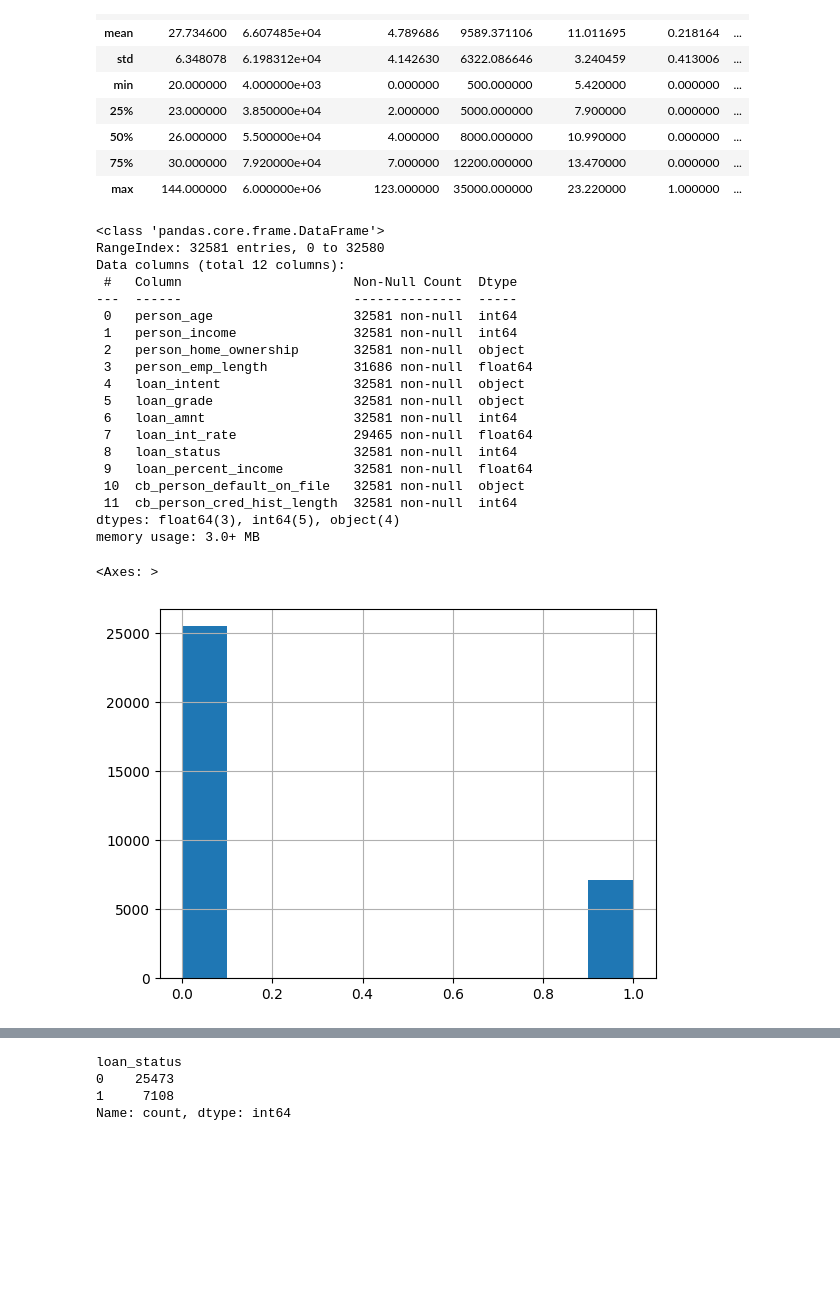
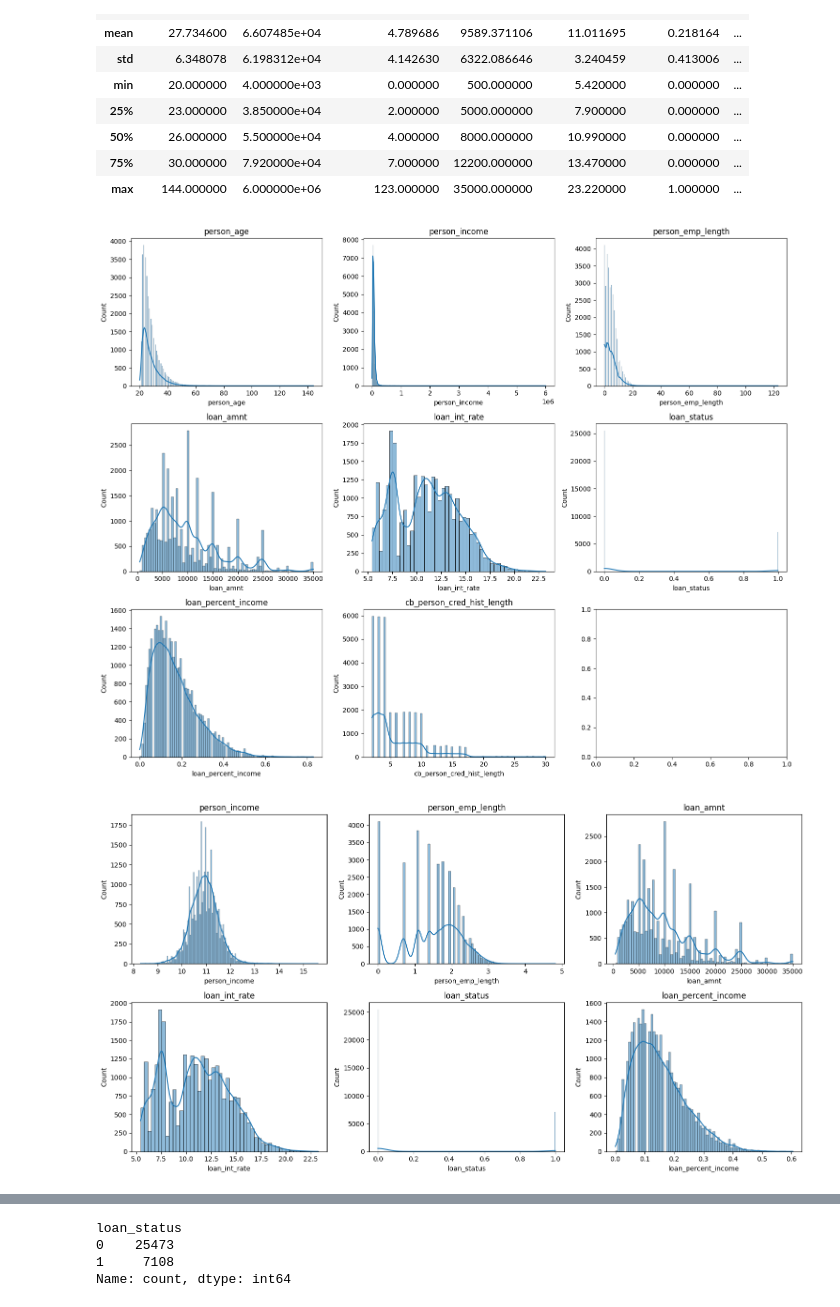
Before and after one commit to lakum48/Credit_scoring, a Jupyter notebook: model_training/training.ipynb, the cells around one changed output, grey strips where cells are left out. Cells and saved outputs as stored; diff of their text form; code cells hidden in the pictures; blank space fills up the shorter version.

```diff
--- a/model_training/training.ipynb
+++ b/model_training/training.ipynb
@@ -37,29 +38,44 @@ data.describe()
 | 75% | 30.000000 | 7.920000e+04 | 7.000000 | 12200.000000 | 13.470000 | 0.000000 | ... |
 | max | 144.000000 | 6.000000e+06 | 123.000000 | 35000.000000 | 23.220000 | 1.000000 | ... |
 # %%
-data.info()
+num_cols = data.select_dtypes(include=[np.number]).columns
+n = len(num_cols)
+n_cols = 3  # графиков в ряд
+n_rows = (n + n_cols - 1) // n_cols  # округляем вверх
+
+fig, axes = plt.subplots(n_rows, n_cols, figsize=(n_cols*5, n_rows*4))
+
+for i, col in enumerate(num_cols):
+    ax = axes.flat[i]
+    sns.histplot(data[col], kde=True, ax=ax)
+    ax.set_title(col)
+
+
+plt.tight_layout()
+plt.show()
 # %% [output]
-<class 'pandas.core.frame.DataFrame'>
-RangeIndex: 32581 entries, 0 to 32580
-Data columns (total 12 columns):
- #   Column                      Non-Null Count  Dtype
----  ------                      --------------  -----
- 0   person_age                  32581 non-null  int64
- 1   person_income               32581 non-null  int64
- 2   person_home_ownership       32581 non-null  object
- 3   person_emp_length           31686 non-null  float64
- 4   loan_intent                 32581 non-null  object
- 5   loan_grade                  32581 non-null  object
- 6   loan_amnt                   32581 non-null  int64
- 7   loan_int_rate               29465 non-null  float64
- 8   loan_status                 32581 non-null  int64
- 9   loan_percent_income         32581 non-null  float64
- 10  cb_person_default_on_file   32581 non-null  object
- 11  cb_person_cred_hist_length  32581 non-null  int64
-dtypes: float64(3), int64(5), object(4)
-memory usage: 3.0+ MB
+[figure, added]
 # %%
-data['loan_status'].hist()
+# bins = [0, 25, 35, 50, 65, 100]
+# labels = ['student', 'young_adult', 'middle_age', 'pre_retirement', 'senior']
+# data['age_group'] = pd.cut(data['person_age'], bins=bins, labels=labels).astype(str) сделал оценку через permutatoin importances и увмдел что ен имеет смысла
+data['person_emp_length'] = np.log1p(data['person_emp_length'])
+data['person_income'] = np.log1p(data['person_income'])
+data['loan_percent_income'] = np.log1p(data['loan_percent_income'])
+data = data.drop(columns=['cb_person_cred_hist_length', 'cb_person_default_on_file', 'person_age'], axis = 1)
+num_cols = data.select_dtypes(include=[np.number]).columns
+n = len(num_cols)
+n_cols = 3  # графиков в ряд
+n_rows = (n + n_cols - 1) // n_cols  # округляем вверх
+
+fig, axes = plt.subplots(n_rows, n_cols, figsize=(n_cols*5, n_rows*4))
+
+for i, col in enumerate(num_cols):
+    ax = axes.flat[i]
+    sns.histplot(data[col], kde=True, ax=ax)
+    ax.set_title(col)
+
+plt.tight_layout()
+plt.show()
 # %% [output]
-<Axes: >
-[figure, old version]
+[figure, new version]
```
Also changed, not shown: parts of 21 cells of this notebook.
